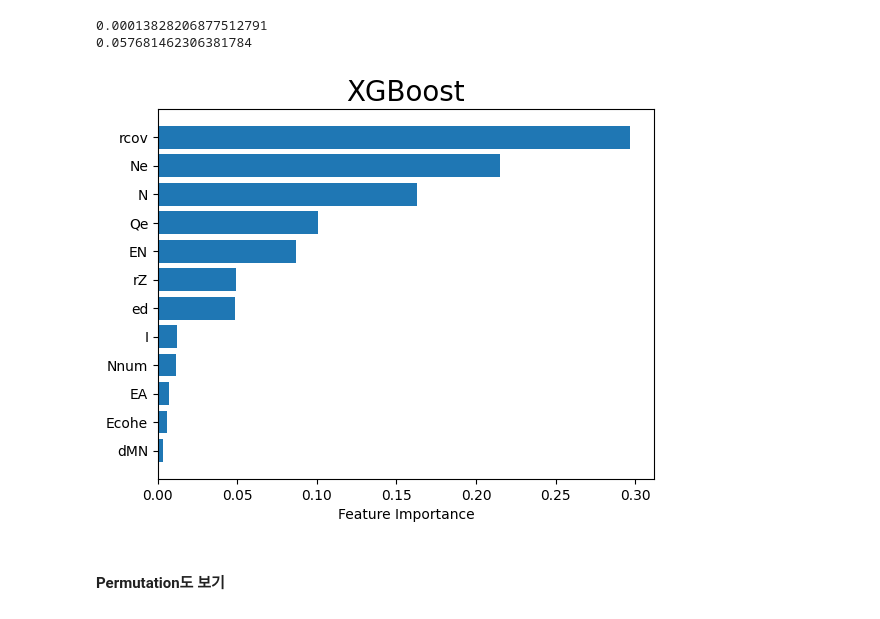
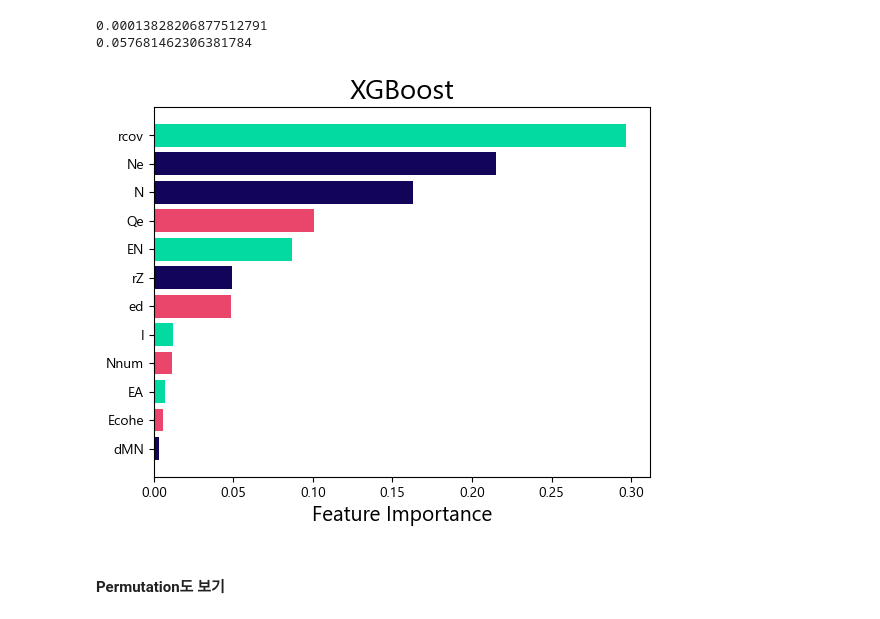
Before and after one commit to CCELJinuk/CER, a Jupyter notebook: CERML_FI.ipynb, the cells around one changed output. Cells and saved outputs as stored; diff of their text form; code cells hidden in the pictures.

Commit message:
Delete LightGBM, add colors

```diff
--- a/CERML_FI.ipynb
+++ b/CERML_FI.ipynb
@@ -76,0 +80,32 @@ print(feature_names)
+# %%
+# Color 설정
+
+color_a = '#EA466C'
+color_b = '#02DAA2'
+color_c = '#120458'
+
+# Create the color list
+colors = [color_a]*4 + [color_b]*4 + [color_c]*4 # 앞에서부터 원하는 범위까지 설정해주면 됨.
+
+# 각 feature별로 칼라가 원하는대로 설정됐는지 확인
+
+fig, ax = plt.subplots(1, 1, figsize=(5, 5), dpi=80)
+
+for i, color in enumerate(colors):
+    rect = mpatches.Rectangle((0, i), 1, 1, facecolor=color)
+    ax.add_patch(rect)
+
+ax.set_xlim(0, 1)
+ax.set_ylim(0, len(colors))
+ax.xaxis.set_major_formatter(plt.NullFormatter())
+ax.tick_params(axis='x', which='both', bottom=False, top=False)
+
+ax.set_yticks([i + 0.5 for i in range(len(colors))], minor=True)
+ax.set_yticklabels(feature_names, minor=True)
+ax.yaxis.set_major_formatter(plt.NullFormatter())
+ax.tick_params(axis='y', which='both', left=False, right=False)
+ax.invert_yaxis()
+
+plt.show()
+
+feature_colors = {name: color for name, color in zip(feature_names, colors)}
@@ -471,13 +491,15 @@ print(mse_xgb_test)
 0.00013828206877512791
 0.057681462306381784
 # %%
-sorted_idx = best_xgb.feature_importances_.argsort()
-plt.barh(feature_names[sorted_idx], best_xgb.feature_importances_[sorted_idx])
-plt.title('XGBoost', fontsize='20')
-plt.xlabel("Feature Importance", fontsize='10')
+sort = best_xgb.feature_importances_.argsort()
+sorted_colors = [feature_colors[name] for name in feature_names[sort]]
+
+plt.barh(feature_names[sort], best_xgb.feature_importances_[sort], color=sorted_colors)
+plt.title('XGBoost', fontsize=fs)
+plt.xlabel("Feature Importance", fontsize=fss)
 plt.savefig('Figs_original/XGBoost.png')
 # %% [output]
-[figure, old version]
+[figure, new version]
 # %% [markdown]
 #### Permutation도 보기
 # %%
```
Also changed, not shown: parts of 31 cells of this notebook, 6 other files.
